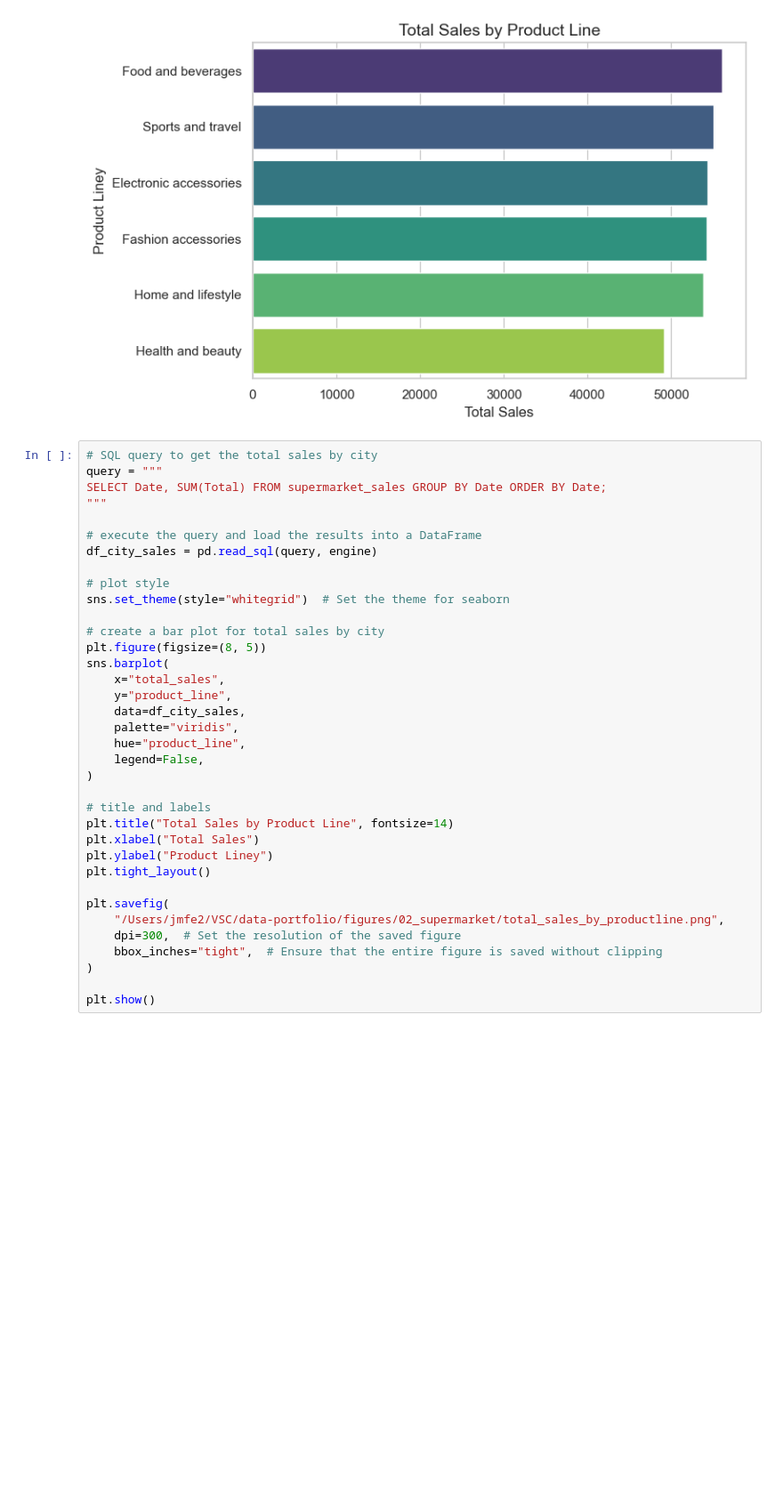
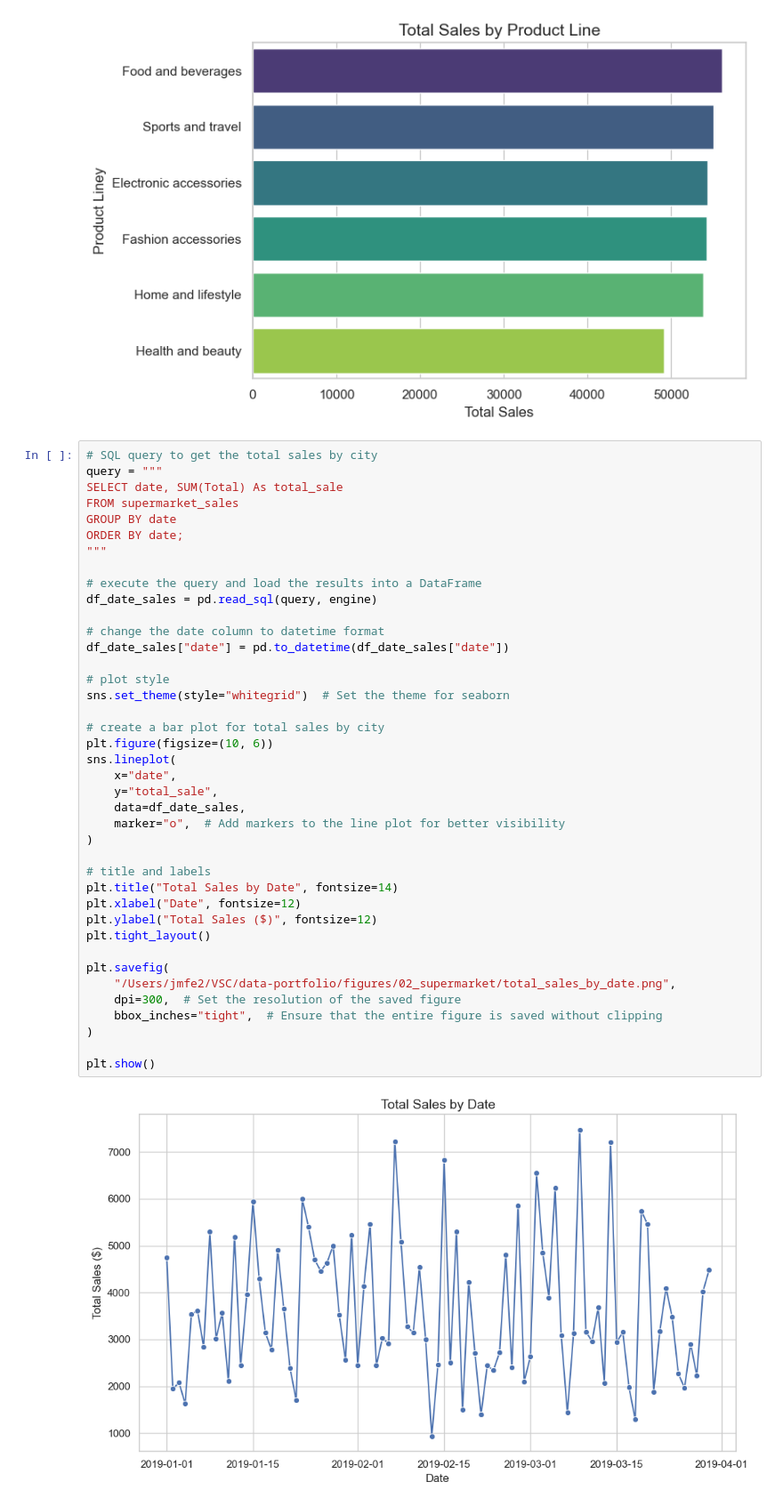
Before and after one commit to jmfe2/data-portfolio, a Jupyter notebook: notebooks/02_supermarket_sales/02_supermarket_postgresql.ipynb, the cells around one changed output. Shown at 89% size. Drawn from its saved outputs; the diff is of its cells as text; blank space fills up the shorter version.

```diff
--- a/notebooks/02_supermarket_sales/02_supermarket_postgresql.ipynb
+++ b/notebooks/02_supermarket_sales/02_supermarket_postgresql.ipynb
@@ -446,39 +446,45 @@ plt.show()
 # %%
 # SQL query to get the total sales by city
 query = """
-SELECT Date, SUM(Total) FROM supermarket_sales GROUP BY Date ORDER BY Date;
+SELECT date, SUM(Total) As total_sale
+FROM supermarket_sales
+GROUP BY date
+ORDER BY date;
 """
 
 # execute the query and load the results into a DataFrame
-df_city_sales = pd.read_sql(query, engine)
+df_date_sales = pd.read_sql(query, engine)
+
+# change the date column to datetime format
+df_date_sales["date"] = pd.to_datetime(df_date_sales["date"])
 
 # plot style
 sns.set_theme(style="whitegrid")  # Set the theme for seaborn
 
 # create a bar plot for total sales by city
-plt.figure(figsize=(8, 5))
-sns.barplot(
-    x="total_sales",
-    y="product_line",
-    data=df_city_sales,
-    palette="viridis",
-    hue="product_line",
-    legend=False,
+plt.figure(figsize=(10, 6))
+sns.lineplot(
+    x="date",
+    y="total_sale",
+    data=df_date_sales,
+    marker="o",  # Add markers to the line plot for better visibility
 )
 
 # title and labels
-plt.title("Total Sales by Product Line", fontsize=14)
-plt.xlabel("Total Sales")
-plt.ylabel("Product Liney")
+plt.title("Total Sales by Date", fontsize=14)
+plt.xlabel("Date", fontsize=12)
+plt.ylabel("Total Sales ($)", fontsize=12)
 plt.tight_layout()
 
 plt.savefig(
-    "/Users/jmfe2/VSC/data-portfolio/figures/02_supermarket/total_sales_by_productline.png",
+    "/Users/jmfe2/VSC/data-portfolio/figures/02_supermarket/total_sales_by_date.png",
     dpi=300,  # Set the resolution of the saved figure
     bbox_inches="tight",  # Ensure that the entire figure is saved without clipping
 )
 
 plt.show()
+# %% [output]
+[figure, added]
 # %% [markdown]
 ### 📌 Technical Conclusions
 
```
Also changed, not shown: parts of 1 cell of this notebook, 3 other files.
